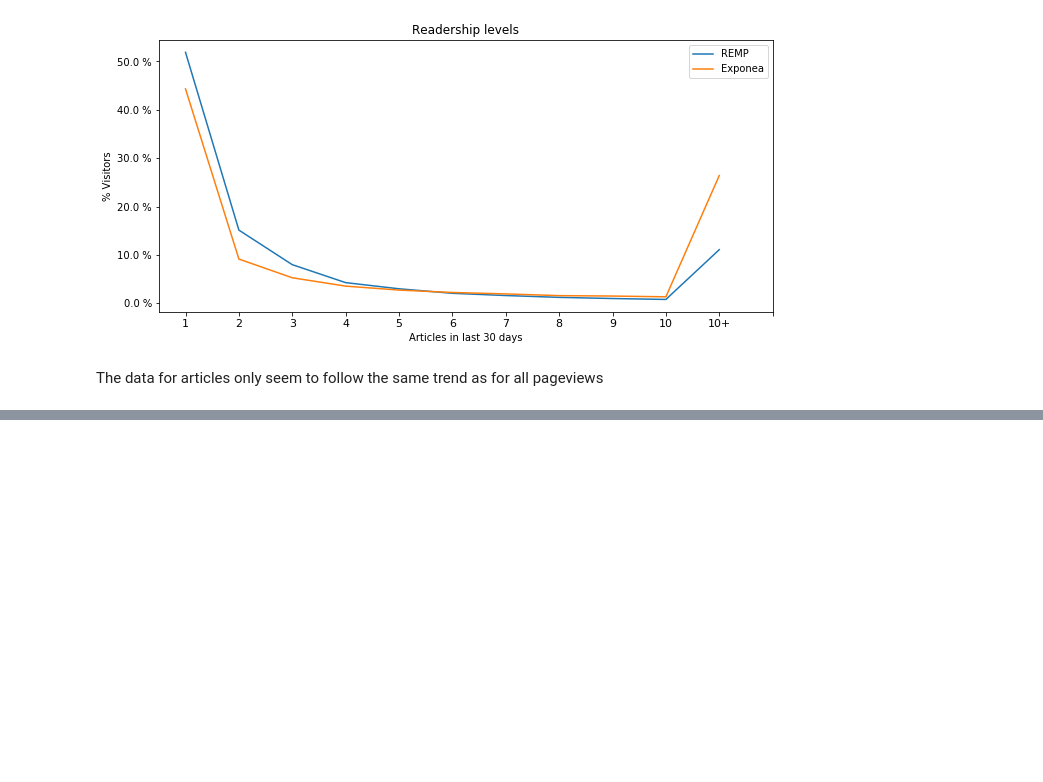
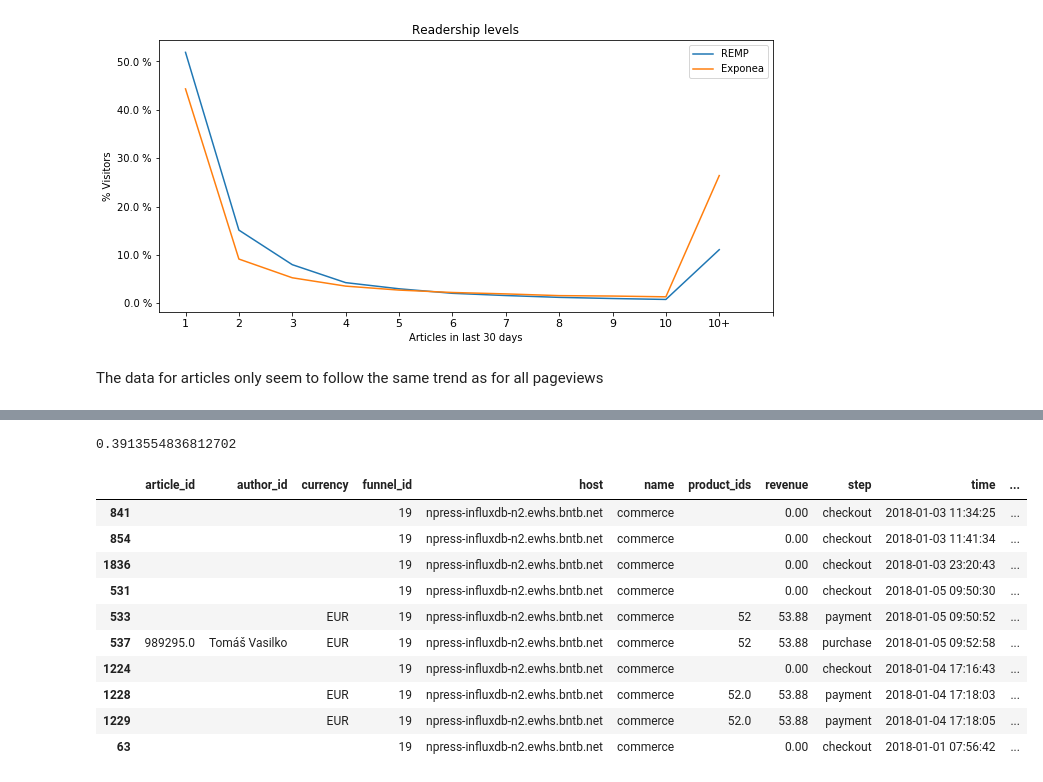
Before and after one commit to DOBss/remp, a Jupyter notebook: Pythia/Experiments/Data Exploration/rg-data-exploration-intro.ipynb, the cells around one changed output, grey strips where cells are left out. Cells and saved outputs as stored; diff of their text form; code cells hidden in the pictures; blank space fills up the shorter version.

Commit message:
173-looking-into-payments-vs-commerce-presences

```diff
--- a/Pythia/Experiments/Data Exploration/rg-data-exploration-intro.ipynb
+++ b/Pythia/Experiments/Data Exploration/rg-data-exploration-intro.ipynb
@@ -258,0 +283,22 @@ print(result)
+# %%
+(len(commerce[
+    (commerce['date'].isin([x.isoformat() for x in last_30_days])) &
+    (commerce['user_id'].isin(payments['user_id'].astype(str).unique())) &
+    (commerce['step'] == 'purchase')]) /
+len(commerce[commerce['step'] == 'purchase']))
+# %% [output]
+0.3913554836812702
+# %%
+commerce[commerce['user_id'] == '1238']
+# %% [output]
+|  | article_id | author_id | currency | funnel_id | host | name | product_ids | revenue | step | time | ... |
+| 841 |  |  |  | 19 | npress-influxdb-n2.ewhs.bntb.net | commerce |  | 0.00 | checkout | 2018-01-03 11:34:25 | ... |
+| 854 |  |  |  | 19 | npress-influxdb-n2.ewhs.bntb.net | commerce |  | 0.00 | checkout | 2018-01-03 11:41:34 | ... |
+| 1836 |  |  |  | 19 | npress-influxdb-n2.ewhs.bntb.net | commerce |  | 0.00 | checkout | 2018-01-03 23:20:43 | ... |
+| 531 |  |  |  | 19 | npress-influxdb-n2.ewhs.bntb.net | commerce |  | 0.00 | checkout | 2018-01-05 09:50:30 | ... |
+| 533 |  |  | EUR | 19 | npress-influxdb-n2.ewhs.bntb.net | commerce | 52 | 53.88 | payment | 2018-01-05 09:50:52 | ... |
+| 537 | 989295.0 | Tomáš Vasilko | EUR | 19 | npress-influxdb-n2.ewhs.bntb.net | commerce | 52 | 53.88 | purchase | 2018-01-05 09:52:58 | ... |
+| 1224 |  |  |  | 19 | npress-influxdb-n2.ewhs.bntb.net | commerce |  | 0.00 | checkout | 2018-01-04 17:16:43 | ... |
+| 1228 |  |  | EUR | 19 | npress-influxdb-n2.ewhs.bntb.net | commerce | 52.0 | 53.88 | payment | 2018-01-04 17:18:03 | ... |
+| 1229 |  |  | EUR | 19 | npress-influxdb-n2.ewhs.bntb.net | commerce | 52.0 | 53.88 | payment | 2018-01-04 17:18:05 | ... |
+| 63 |  |  |  | 19 | npress-influxdb-n2.ewhs.bntb.net | commerce |  | 0.00 | checkout | 2018-01-01 07:56:42 | ... |
```
Also changed, not shown: parts of 6 cells of this notebook.
